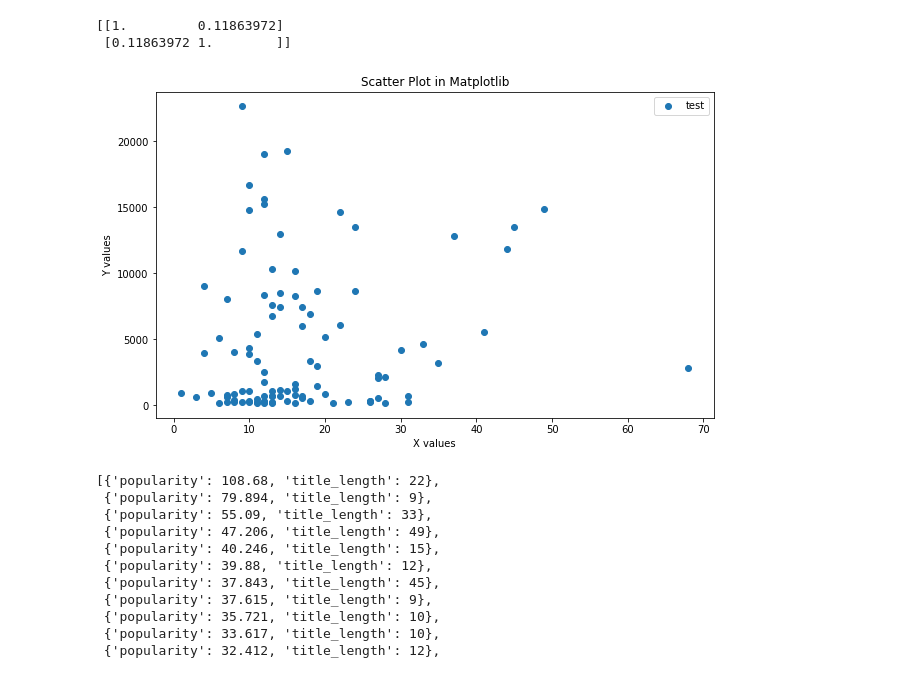
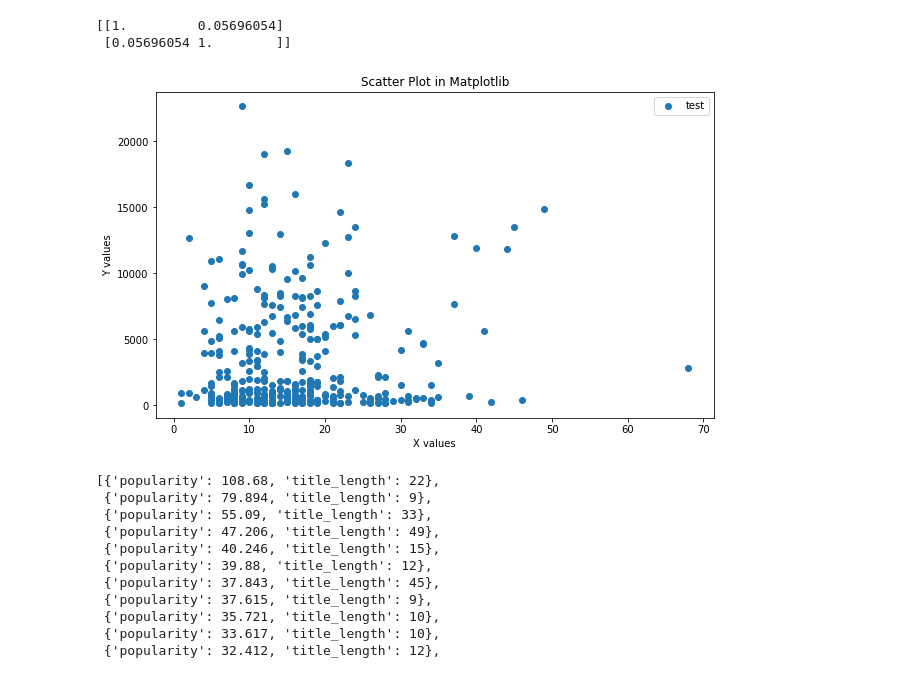
Before and after one commit to Rsaphra/Blockbusters_project, a Jupyter notebook: queries.ipynb, the cells around one changed output. Cells and saved outputs as stored; diff of their text form; code cells hidden in the pictures.

```diff
--- a/queries.ipynb
+++ b/queries.ipynb
@@ -153,41 +205,45 @@ bar_chart(genres, avg_pop,
 # %%
 import numpy as np
 query_tuple = get_movies_table()
 
 
-# title = [item[1] for item in query_tuple]
-# popu = [item[2] for item in query_tuple]
-# re_date = [item[3] for item in query_tuple]
-# vote_count = [item[4] for item in query_tuple]
-# vote_avg = [item[5] for item in query_tuple]
-# title_length = [len(item) for item in title]
+title = [item[1] for item in query_tuple]
+popu = [item[2] for item in query_tuple]
+re_date = [item[3] for item in query_tuple]
+vote_count = [item[4] for item in query_tuple]
+vote_avg = [item[5] for item in query_tuple]
+title_length = [len(item) for item in title]
+director = [item[6] for item in query_tuple]
+revenue = [item[7] for item in query_tuple]
+rt_rating = [item[8] for item in query_tuple]
+
 
 test_list = []
 for ind in range(len(popu)):
     test_dict = {'vote_count': vote_count[ind],
                  'title_length': title_length[ind]}
     test_list.append(test_dict)
 
 x = []
 y = []
 for dictionary in test_list:
     y.append(dictionary['vote_count'])
     x.append(dictionary['title_length'])
 
 plt.figure(figsize=(10,6))
 plt.scatter(x, y, label = "test" )
 # Set x and y axes lvote_countabels
 plt.xlabel('X values')
 plt.ylabel('Y values')
 
 print(np.corrcoef(x,y))
 plt.title('Scatter Plot in Matplotlib')
 plt.legend()
 plt.show()
 # %% [output]
-[[1.         0.11863972]
- [0.11863972 1.        ]]
+[[1.         0.05696054]
+ [0.05696054 1.        ]]
-[figure, old version]
+[figure, new version]
 # %%
 # %% [output]
 [{'popularity': 108.68, 'title_length': 22},
```
Also changed, not shown: parts of 6 cells of this notebook, 1 other file.
